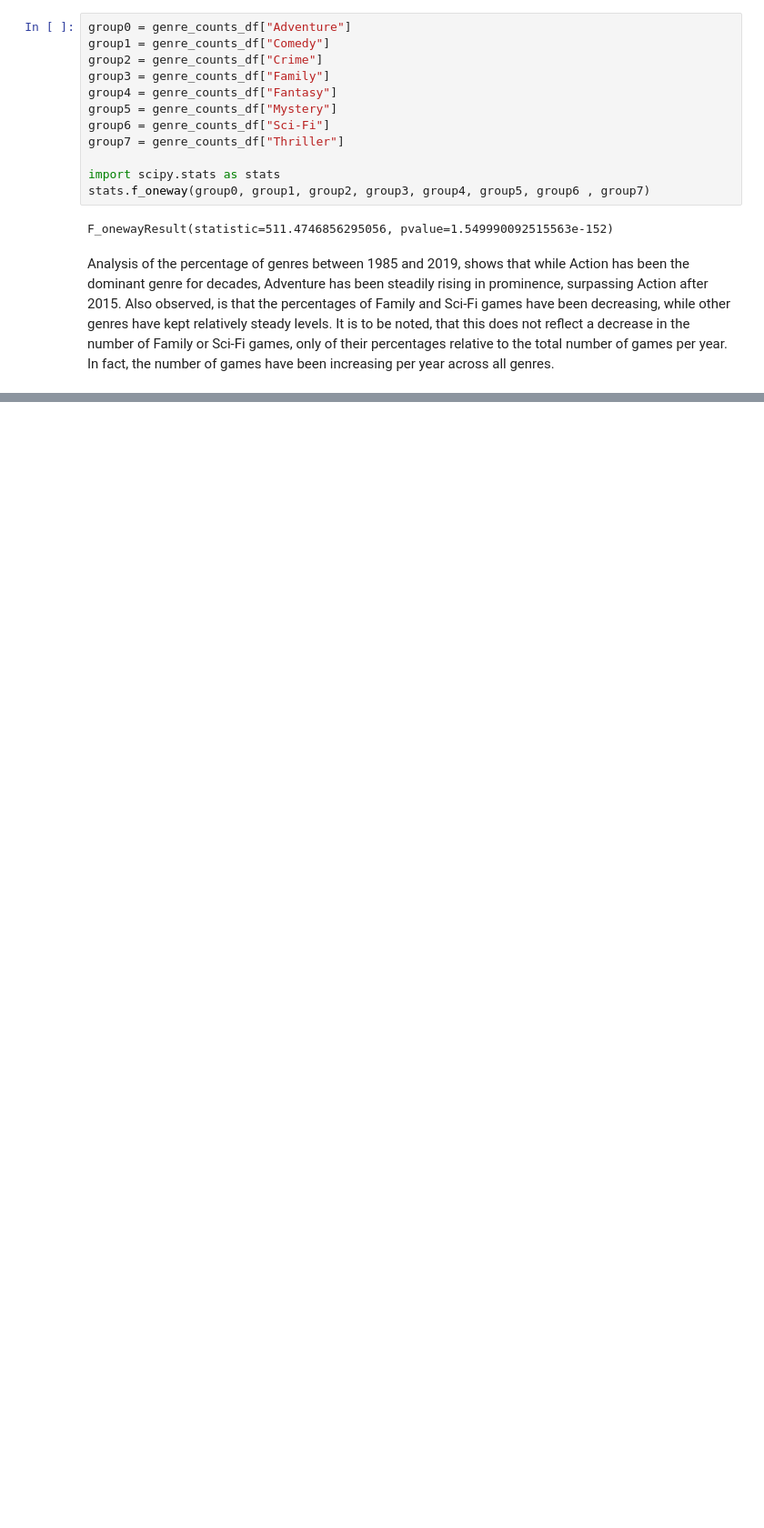
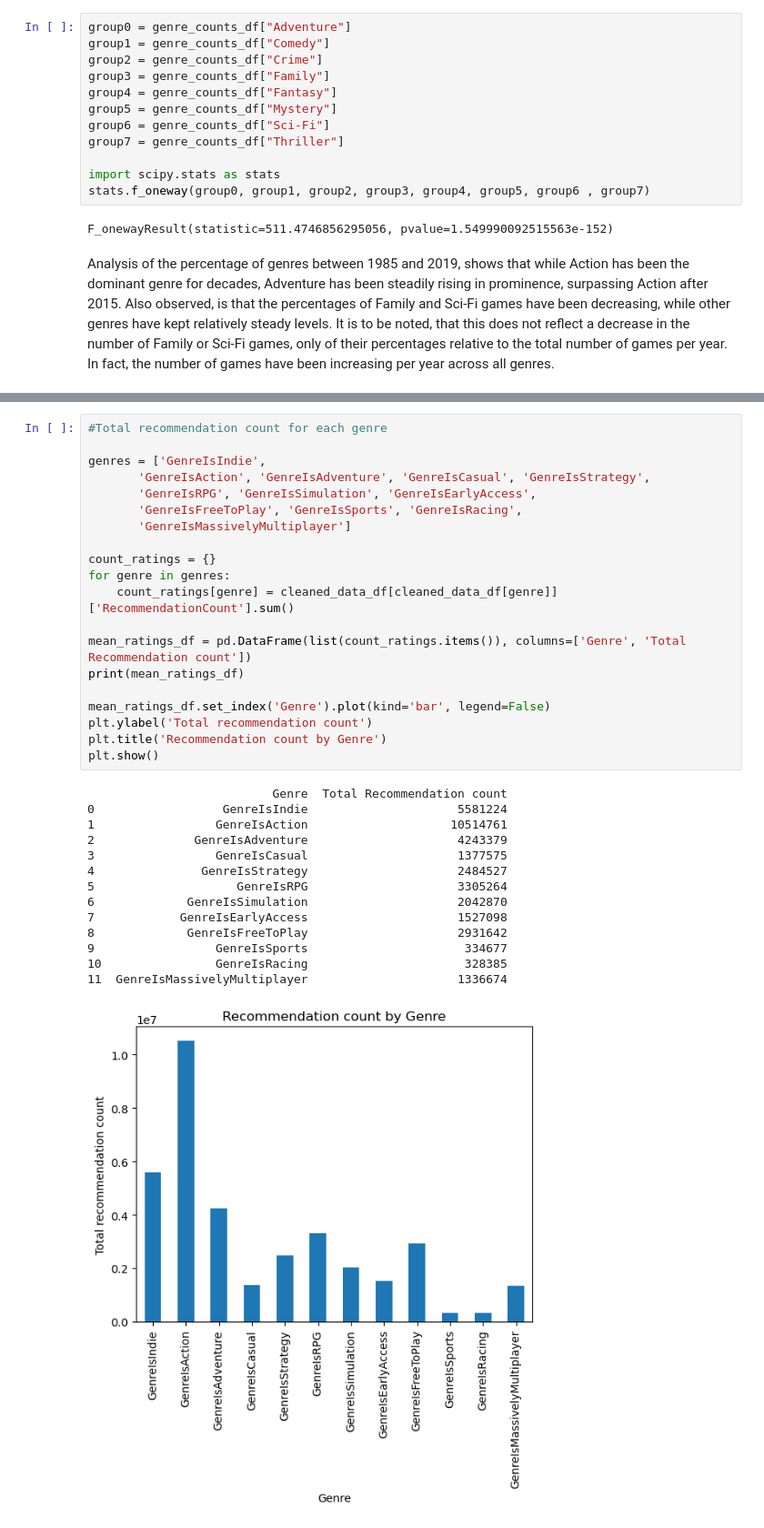
Before and after one commit to nardyjh/Project1-Group7, a Jupyter notebook: project1_Group7_game.ipynb, the cells around one changed output, grey strips where cells are left out. Shown at 91% size. Cells and saved outputs as stored; diff of their text form; blank space fills up the shorter version.

```diff
--- a/project1_Group7_game.ipynb
+++ b/project1_Group7_game.ipynb
@@ -583,0 +601,35 @@ Also observed, is that the percentages of Family and Sci-Fi games have been decr
+# %%
+#Total recommendation count for each genre
+
+genres = ['GenreIsIndie',
+       'GenreIsAction', 'GenreIsAdventure', 'GenreIsCasual', 'GenreIsStrategy',
+       'GenreIsRPG', 'GenreIsSimulation', 'GenreIsEarlyAccess',
+       'GenreIsFreeToPlay', 'GenreIsSports', 'GenreIsRacing',
+       'GenreIsMassivelyMultiplayer']
+
+count_ratings = {}
+for genre in genres:
+    count_ratings[genre] = cleaned_data_df[cleaned_data_df[genre]]['RecommendationCount'].sum()
+
+mean_ratings_df = pd.DataFrame(list(count_ratings.items()), columns=['Genre', 'Total Recommendation count'])
+print(mean_ratings_df)
+
+mean_ratings_df.set_index('Genre').plot(kind='bar', legend=False)
+plt.ylabel('Total recommendation count')
+plt.title('Recommendation count by Genre')
+plt.show()
+# %% [output]
+                          Genre  Total Recommendation count
+0                  GenreIsIndie                     5581224
+1                 GenreIsAction                    10514761
+2              GenreIsAdventure                     4243379
+3                 GenreIsCasual                     1377575
+4               GenreIsStrategy                     2484527
+5                    GenreIsRPG                     3305264
+6             GenreIsSimulation                     2042870
+7            GenreIsEarlyAccess                     1527098
+8             GenreIsFreeToPlay                     2931642
+9                 GenreIsSports                      334677
+10                GenreIsRacing                      328385
+11  GenreIsMassivelyMultiplayer                     1336674
+[figure, added]
```
Also changed, not shown: parts of 11 cells of this notebook, 3 other files.
